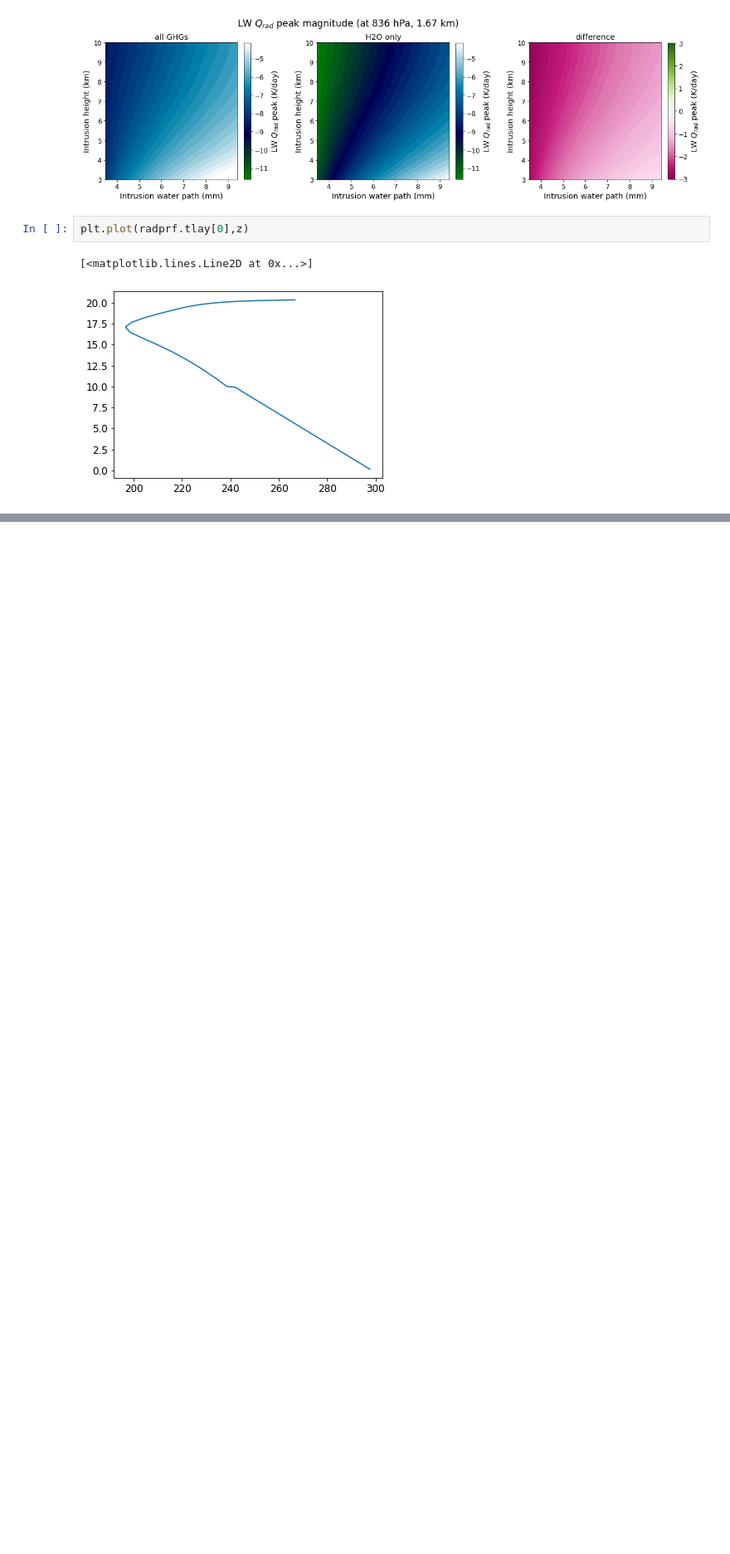
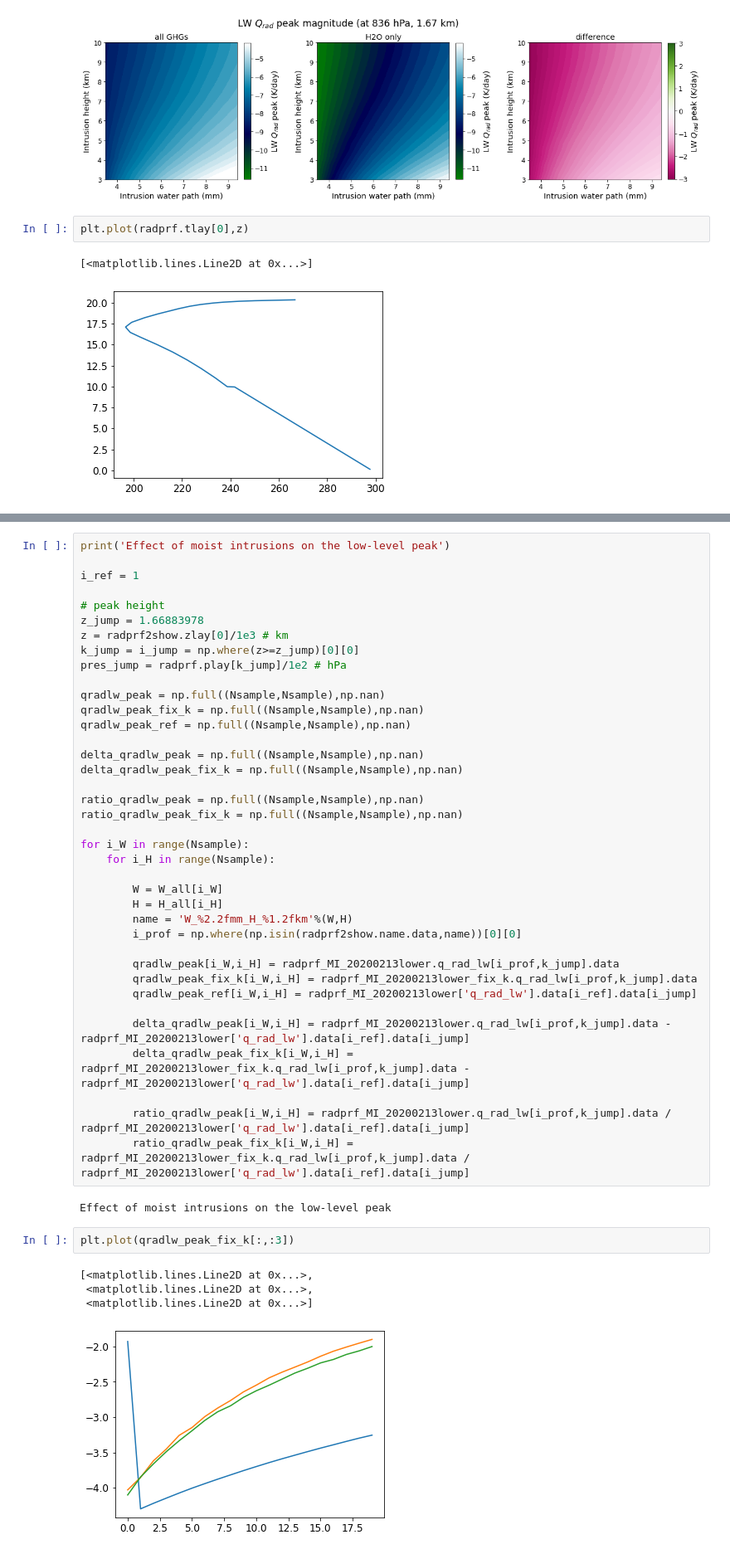
Before and after one commit to bfildier/EUREC4A_organization, a Jupyter notebook: scripts/idealizedCalculations_automatedMoistIntrusions.ipynb, the cells around one changed output, grey strips where cells are left out. Shown at 83% size. Drawn from its saved outputs; the diff is of its cells as text; blank space fills up the shorter version.

```diff
--- a/scripts/idealizedCalculations_automatedMoistIntrusions.ipynb
+++ b/scripts/idealizedCalculations_automatedMoistIntrusions.ipynb
@@ -674,0 +697,47 @@ plt.plot(radprf.tlay[0],z)
+# %%
+print('Effect of moist intrusions on the low-level peak')
+
+i_ref = 1
+
+# peak height
+z_jump = 1.66883978
+z = radprf2show.zlay[0]/1e3 # km
+k_jump = i_jump = np.where(z>=z_jump)[0][0]
+pres_jump = radprf.play[k_jump]/1e2 # hPa
+
+qradlw_peak = np.full((Nsample,Nsample),np.nan)
+qradlw_peak_fix_k = np.full((Nsample,Nsample),np.nan)
+qradlw_peak_ref = np.full((Nsample,Nsample),np.nan)
+
+delta_qradlw_peak = np.full((Nsample,Nsample),np.nan)
+delta_qradlw_peak_fix_k = np.full((Nsample,Nsample),np.nan)
+
+ratio_qradlw_peak = np.full((Nsample,Nsample),np.nan)
+ratio_qradlw_peak_fix_k = np.full((Nsample,Nsample),np.nan)
+
+for i_W in range(Nsample):
+    for i_H in range(Nsample):
+
+        W = W_all[i_W]
+        H = H_all[i_H]
+        name = 'W_%2.2fmm_H_%1.2fkm'%(W,H)
+        i_prof = np.where(np.isin(radprf2show.name.data,name))[0][0]
+
+        qradlw_peak[i_W,i_H] = radprf_MI_20200213lower.q_rad_lw[i_prof,k_jump].data
+        qradlw_peak_fix_k[i_W,i_H] = radprf_MI_20200213lower_fix_k.q_rad_lw[i_prof,k_jump].data
+        qradlw_peak_ref[i_W,i_H] = radprf_MI_20200213lower['q_rad_lw'].data[i_ref].data[i_jump]
+
+        delta_qradlw_peak[i_W,i_H] = radprf_MI_20200213lower.q_rad_lw[i_prof,k_jump].data - radprf_MI_20200213lower['q_rad_lw'].data[i_ref].data[i_jump]
+        delta_qradlw_peak_fix_k[i_W,i_H] = radprf_MI_20200213lower_fix_k.q_rad_lw[i_prof,k_jump].data - radprf_MI_20200213lower['q_rad_lw'].data[i_ref].data[i_jump]
+
+        ratio_qradlw_peak[i_W,i_H] = radprf_MI_20200213lower.q_rad_lw[i_prof,k_jump].data / radprf_MI_20200213lower['q_rad_lw'].data[i_ref].data[i_jump]
+        ratio_qradlw_peak_fix_k[i_W,i_H] = radprf_MI_20200213lower_fix_k.q_rad_lw[i_prof,k_jump].data / radprf_MI_20200213lower['q_rad_lw'].data[i_ref].data[i_jump]
+# %% [output]
+Effect of moist intrusions on the low-level peak
+# %%
+plt.plot(qradlw_peak_fix_k[:,:3])
+# %% [output]
+[<matplotlib.lines.Line2D at 0x...>,
+ <matplotlib.lines.Line2D at 0x...>,
+ <matplotlib.lines.Line2D at 0x...>]
+[figure, added]
```
Also changed, not shown: parts of 13 cells of this notebook, 6 other files.
